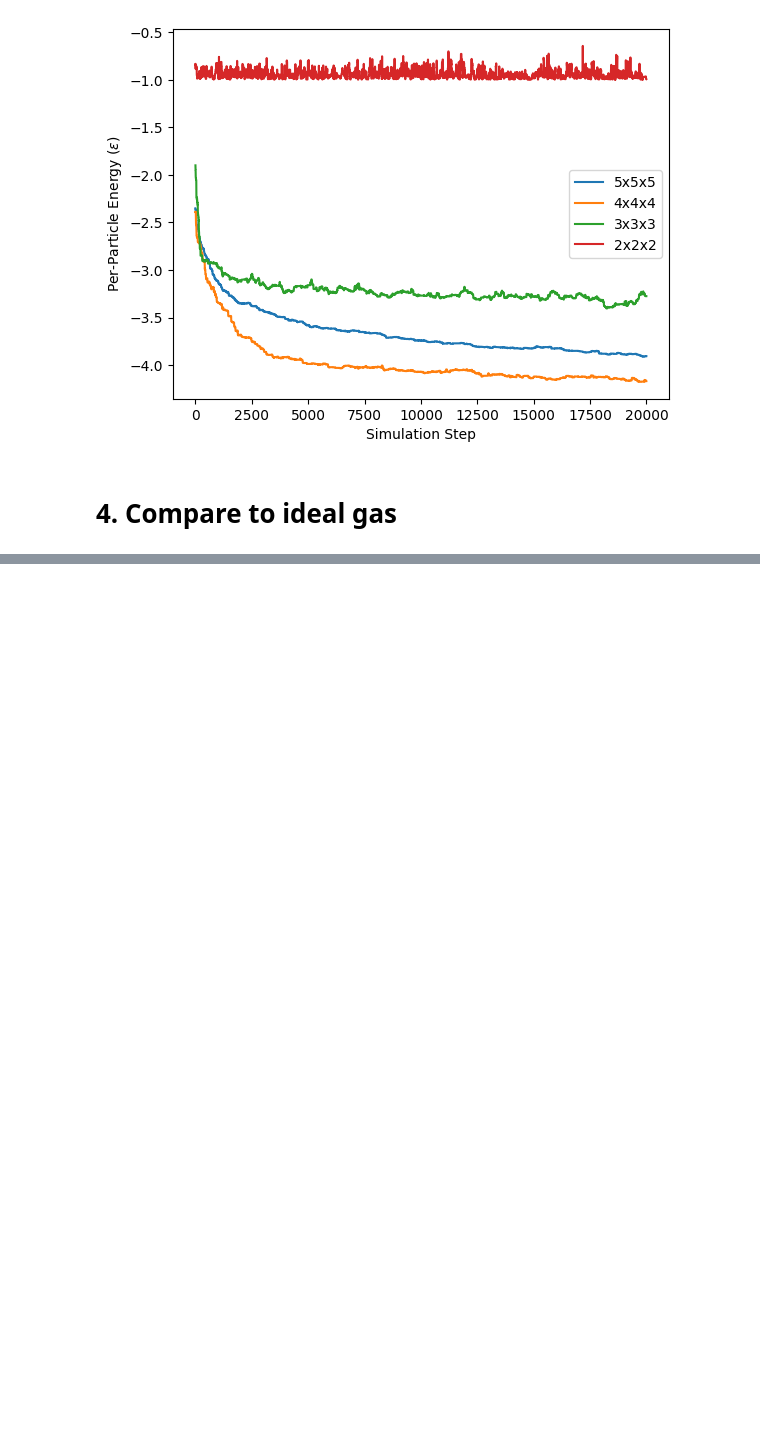
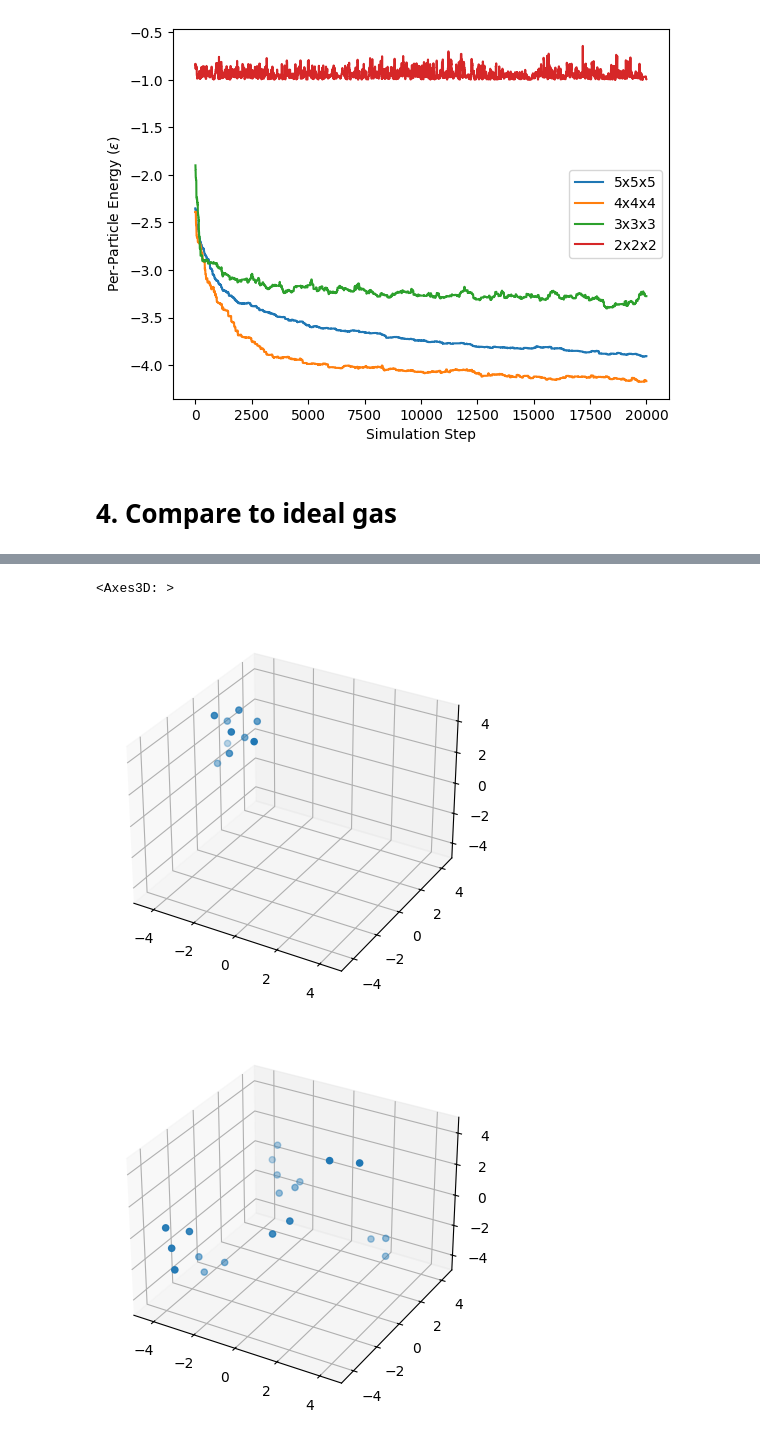
Before and after one commit to djbell01/563-DawsonBell, a Jupyter notebook: MC_Project.ipynb, the cells around one changed output, grey strips where cells are left out. Drawn from its saved outputs; the diff is of its cells as text; code cells hidden in the pictures; blank space fills up the shorter version.

```diff
--- a/MC_Project.ipynb
+++ b/MC_Project.ipynb
@@ -182,0 +226,24 @@ plt.legend()
+# %%
+# Structure varying with N
+
+N_0 = Dynamics(10,10,1,10000,0.1)
+N_0.run_dynamics()
+N_0.system.plot_positions()
+
+N_1 = Dynamics(20,10,1,10000,0.1)
+N_1.run_dynamics()
+N_1.system.plot_positions()
+
+N_2 = Dynamics(30,10,1,10000,0.1)
+N_2.run_dynamics()
+N_2.system.plot_positions()
+
+# It seems that with smaller N, it is likely for all the particles to cluster together.
+# The larger N becomes, the more likely to see multiple clusters forming, probably
+# due to an increased probability of a particle moving from being close to one cluster
+# to being close to another cluster. Again, non-interacting particles should not cluster
+# at all, but rather be fairly eenly distributed in space.
+# %% [output]
+<Axes3D: >
+[figure, added]
+[figure, added]
```
Also changed, not shown: parts of 5 cells of this notebook.
